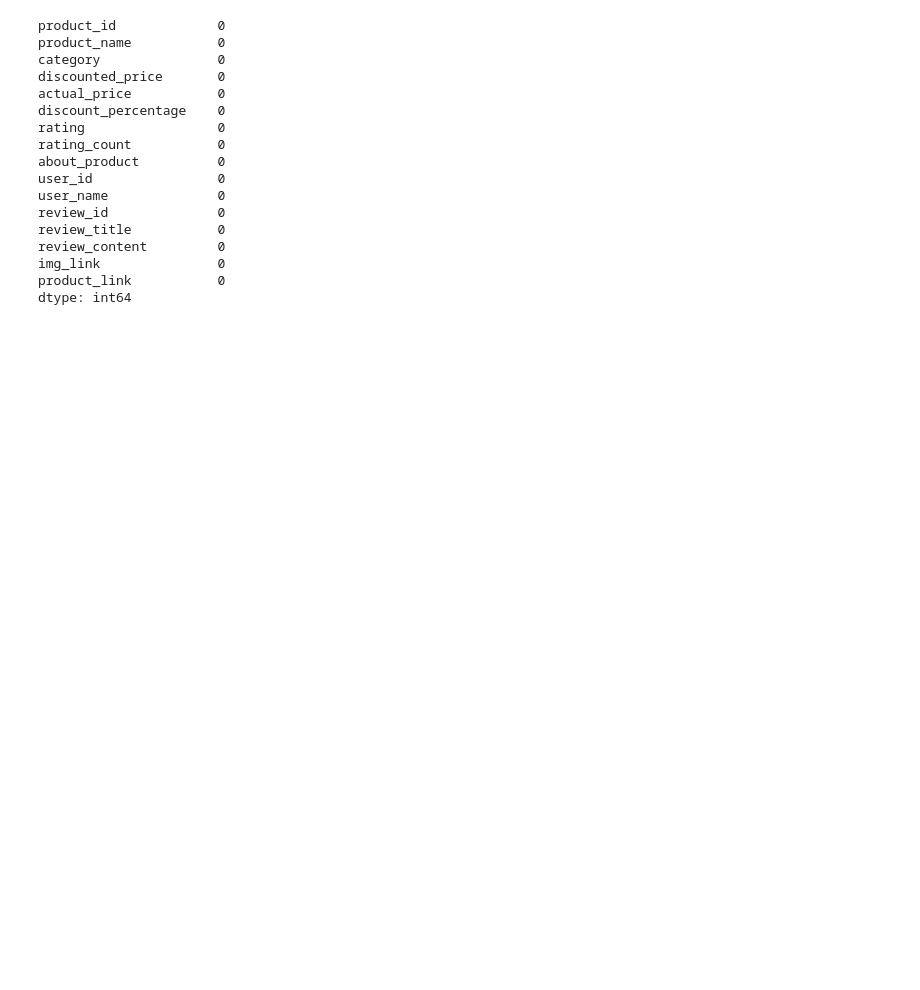
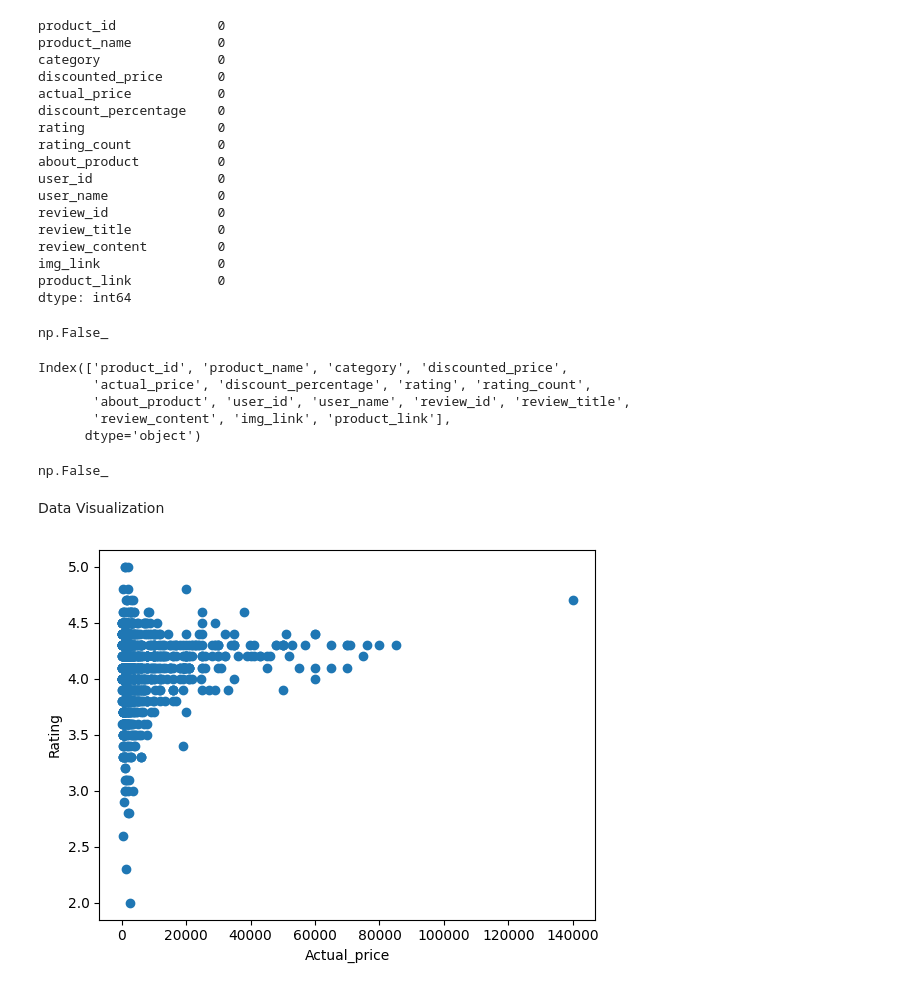
Before and after one commit to ShaikMehraj/Data_preprocess, a Jupyter notebook: EDA_Amazon.ipynb, the cells around one changed output. Saved outputs shown, nothing was run; the diff lists cells and outputs as text; code cells hidden in the pictures; blank space fills up the shorter version.

```diff
--- a/EDA_Amazon.ipynb
+++ b/EDA_Amazon.ipynb
@@ -248,3 +248,15 @@ review_content         0
 img_link               0
 product_link           0
 dtype: int64
+# %%
+df.duplicated().any()
+# %% [output]
+np.False_
+# %%
+df.columns
+# %% [output]
+Index(['product_id', 'product_name', 'category', 'discounted_price',
+       'actual_price', 'discount_percentage', 'rating', 'rating_count',
+       'about_product', 'user_id', 'user_name', 'review_id', 'review_title',
+       'review_content', 'img_link', 'product_link'],
+      dtype='object')
@@ -250,0 +268,14 @@ dtype: int64
+# %%
+any_duplicates
+# %% [output]
+np.False_
+# %% [markdown]
+Data Visualization
+# %%
+# Plot actual_price vs. rating
+plt.scatter(df['actual_price'], df['rating'])
+plt.xlabel('Actual_price')
+plt.ylabel('Rating')
+plt.show()
+# %% [output]
+[figure, added]
```
Also changed, not shown: parts of 10 cells of this notebook, 1 other file.
